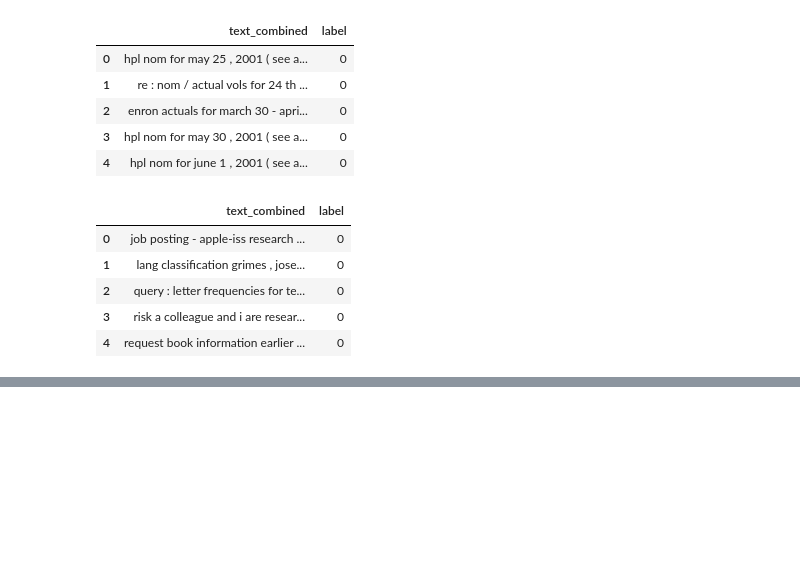
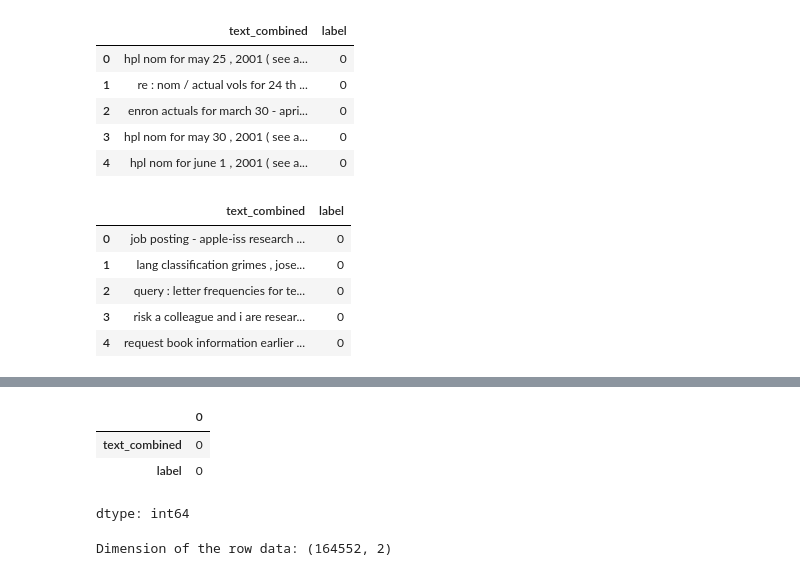
Before and after one commit to Inn0cent-Zer0/AI_detection_phishing_mails, a Jupyter notebook: AI_phishphing_detection.ipynb, the cells around one changed output, grey strips where cells are left out. Drawn from its saved outputs; the diff is of its cells as text; code cells hidden in the pictures; blank space fills up the shorter version.

```diff
--- a/AI_phishphing_detection.ipynb
+++ b/AI_phishphing_detection.ipynb
@@ -267,0 +340,7 @@ Shape of combined DataFrame: (164972, 2)
+# %%
+df_combined.isnull().sum()
+# %% [output]
+|  | 0 |
+| text_combined | 0 |
+| label | 0 |
+dtype: int64
@@ -267,0 +351,4 @@ Shape of combined DataFrame: (164972, 2)
+# %%
+print("Dimension of the row data:",df_combined.shape)
+# %% [output]
+Dimension of the row data: (164552, 2)
```
Also changed, not shown: parts of 9 cells of this notebook.
